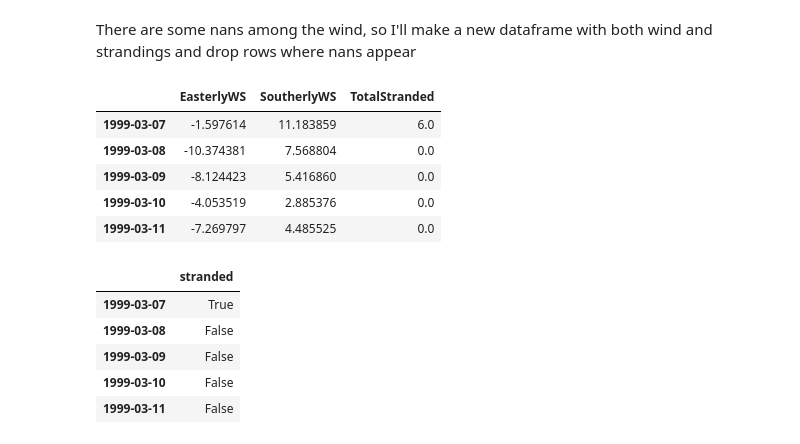
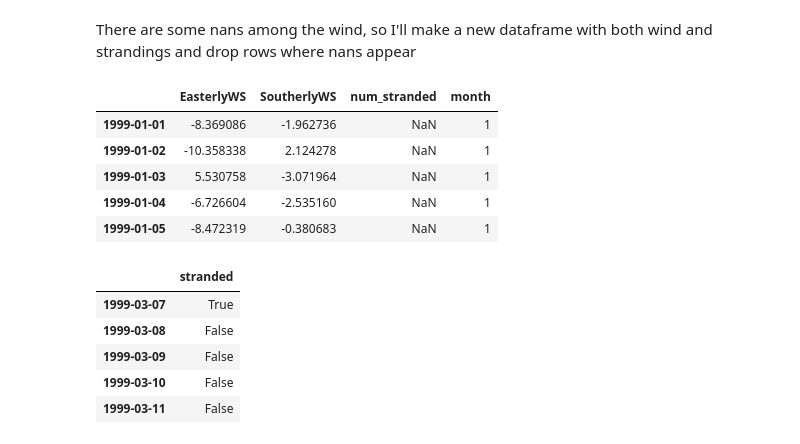
Before and after one commit to madHatter106/beaching, a Jupyter notebook: notebooks/Winds_4_Feature_Engineering_Monthly_WIND.ipynb, the cells around one changed output. Saved outputs shown, nothing was run; the diff lists cells and outputs as text; code cells hidden in the pictures.

```diff
--- a/notebooks/Winds_4_Feature_Engineering_Monthly_WIND.ipynb
+++ b/notebooks/Winds_4_Feature_Engineering_Monthly_WIND.ipynb
@@ -139,7 +139,7 @@ Freq: D, dtype: float64
 # %%
 strandings = pd.DataFrame(strandings, columns=['num_stranded'])
 # %%
-strand_M = strandings.resample('M').sum().to_frame()
+strand_M = strandings.resample('M').sum()
 # %%
 strand_M.rename(columns={0: 'num_stranded'}, inplace=True)
 # %%
@@ -199,17 +199,19 @@ My first model will be that of a logistic regression, with the goal of predictin
 # %% [markdown]
 There are some nans among the wind, so I'll make a new dataframe with both wind and strandings and drop rows where nans appear
 # %%
-df = pd.concat([wind[['EasterlyWS', 'SoutherlyWS']], strandings], axis=1)
-df.rename(columns={None: 'TotalStranded'}, inplace=True)
+dfs = pd.concat([df[['EasterlyWS', 'SoutherlyWS']], strandings], axis=1)
+dfs.rename(columns={None: 'TotalStranded'}, inplace=True)
+# %%
+dfs['month'] = dfs.index.month
 # %%
-df.head()
+dfs.head()
 # %% [output]
-|  | EasterlyWS | SoutherlyWS | TotalStranded |
-| 1999-03-07 | -1.597614 | 11.183859 | 6.0 |
-| 1999-03-08 | -10.374381 | 7.568804 | 0.0 |
-| 1999-03-09 | -8.124423 | 5.416860 | 0.0 |
-| 1999-03-10 | -4.053519 | 2.885376 | 0.0 |
-| 1999-03-11 | -7.269797 | 4.485525 | 0.0 |
+|  | EasterlyWS | SoutherlyWS | num_stranded | month |
+| 1999-01-01 | -8.369086 | -1.962736 | NaN | 1 |
+| 1999-01-02 | -10.358338 | 2.124278 | NaN | 1 |
+| 1999-01-03 | 5.530758 | -3.071964 | NaN | 1 |
+| 1999-01-04 | -6.726604 | -2.535160 | NaN | 1 |
+| 1999-01-05 | -8.472319 | -0.380683 | NaN | 1 |
 # %%
 boolStrand = strandings>0
 boolStrand.rename(columns={None: 'stranded'}, inplace=True)
```
Also changed, not shown: parts of 15 cells of this notebook.
